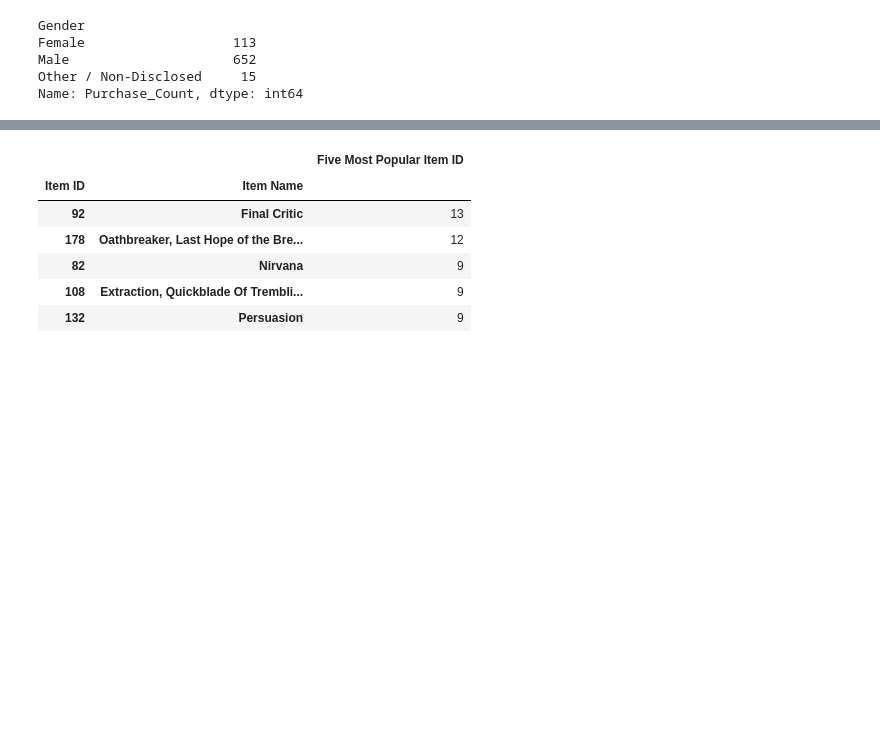
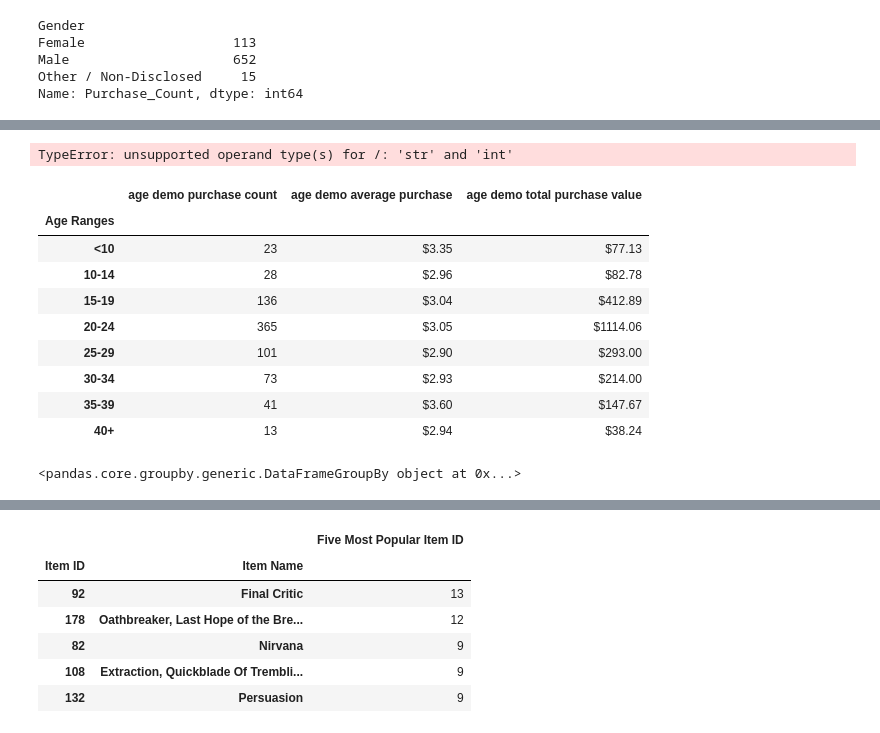
Before and after one commit to Whitney128/Homework, a Jupyter notebook: pandas-challenge/HeroesOfPymoli/assignment 1-checkpoint.ipynb, the cells around one changed output, grey strips where cells are left out. Cells and saved outputs as stored; diff of their text form; code cells hidden in the pictures; blank space fills up the shorter version.

```diff
--- a/pandas-challenge/HeroesOfPymoli/assignment 1-checkpoint.ipynb
+++ b/pandas-challenge/HeroesOfPymoli/assignment 1-checkpoint.ipynb
@@ -273,0 +239,4 @@ SyntaxError: invalid syntax (<ipython-input-39-d40c016dfd7c>, line 2)
+# %%
+#age demo purchase count
+age_demo_purchase_count = age_df["SN"].count()
+age_demo_purchase_count
@@ -273,0 +254,4 @@ SyntaxError: invalid syntax (<ipython-input-39-d40c016dfd7c>, line 2)
+# %%
+#age demo average purchase price
+age_demo_average_purchase = round(age_df["Price"].mean(),2).map("${:.2f}".format)
+age_demo_average_purchase
@@ -273,0 +269,4 @@ SyntaxError: invalid syntax (<ipython-input-39-d40c016dfd7c>, line 2)
+# %%
+#age demo total purchase value
+age_demo_total_purchase_value = age_df["Price"].sum().map("${:.2f}".format)
+age_demo_total_purchase_value
@@ -273,0 +284,32 @@ SyntaxError: invalid syntax (<ipython-input-39-d40c016dfd7c>, line 2)
+# %%
+#age demo average purchase total per person by age group
+age_demo_average_purchase_total_per_person = age_demo_total_purchase_value / age_demo_purchase_count
+age_demo_average_purchase_total_per_person
+# %% [output]
+TypeError: unsupported operand type(s) for /: 'str' and 'int'
+# %%
+#Summary of age demo
+summary={
+    'age demo purchase count' : age_demo_purchase_count,
+    'age demo average purchase' : age_demo_average_purchase,
+    'age demo total purchase value' : age_demo_total_purchase_value
+}
+age_purchasing_analysis_summary = pd.DataFrame(summary)
+age_purchasing_analysis_summary
+# %% [output]
+|  | age demo purchase count | age demo average purchase | age demo total purchase value |
+| Age Ranges |  |  |  |
+| <10 | 23 | $3.35 | $77.13 |
+| 10-14 | 28 | $2.96 | $82.78 |
+| 15-19 | 136 | $3.04 | $412.89 |
+| 20-24 | 365 | $3.05 | $1114.06 |
+| 25-29 | 101 | $2.90 | $293.00 |
+| 30-34 | 73 | $2.93 | $214.00 |
+| 35-39 | 41 | $3.60 | $147.67 |
+| 40+ | 13 | $2.94 | $38.24 |
+# %%
+#top spenders sn
+Top_Spenders_df = df.groupby(["SN"])
+Top_Spenders_df
+# %% [output]
+<pandas.core.groupby.generic.DataFrameGroupBy object at 0x...>
```
Also changed, not shown: parts of 52 cells of this notebook.
